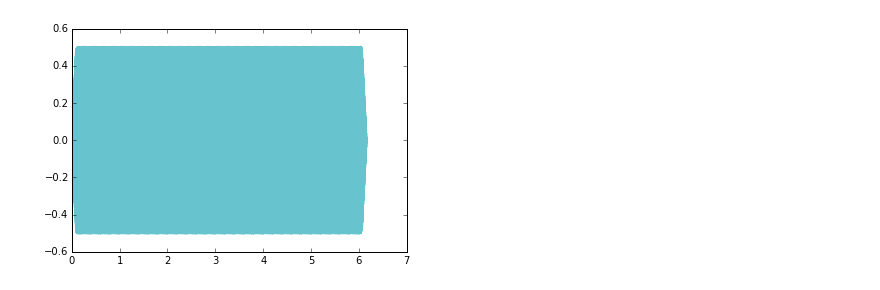
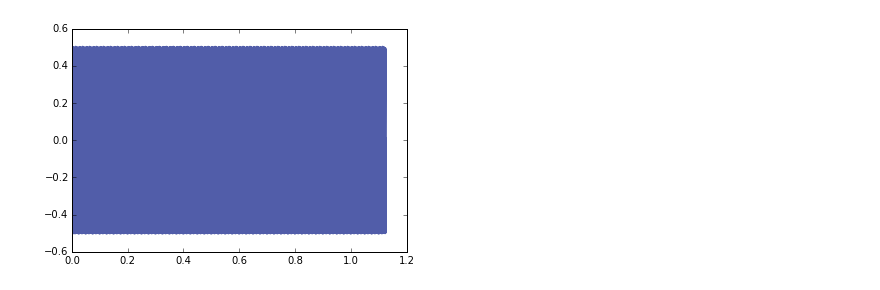
Before and after one commit to jabb1123/Vocoder_project-SigSys, a Jupyter notebook: code/Audio_vocoder.ipynb, the cells around one changed output. Saved outputs shown, nothing was run; the diff lists cells and outputs as text; code cells hidden in the pictures.

```diff
--- a/code/Audio_vocoder.ipynb
+++ b/code/Audio_vocoder.ipynb
@@ -7,7 +13,7 @@ import matplotlib.pyplot as plt
 
 %matplotlib inline
 # %%
-sample = 1.0/200 #samples per second to test against
-pitch = 220
+sample = 1.0/100 #samples per second to test against
+pitch = 440
 sig_type = 'sin'
 filename =  'flesh_wound.wav'
@@ -13,0 +74,19 @@ filename =  'flesh_wound.wav'
+# %%
+chunk = 1024
+FORMAT = pyaudio.paInt16
+CHANNELS = 1
+RATE = 41000
+RECORD_SECONDS = 5
+
+p = pyaudio.PyAudio()
+
+stream = p.open(format = FORMAT,
+                channels = CHANNELS,
+                rate = RATE,
+                input = True,
+                output = True,
+                frames_per_buffer = chunk)
+
+print "* recording"
+
+data = get_samples_from_mic(RATE,300,chunk)
@@ -13,0 +95,4 @@ filename =  'flesh_wound.wav'
+# %%
+DUR = len(data)/float(RATE)
+audio = Audio(data=data, rate=RATE)
+audio
@@ -41,24 +134,22 @@ v_spectrum.plot()
 # %%
 if sig_type == 'saw':
-    sig = thinkdsp.SawtoothSignal(freq=pitch, amp=0.5, offset=0)
+    sig = thinkdsp.SawtoothSignal(freq=pitch, amp=1, offset=0)
 elif sig_type == 'sin':
     sig = thinkdsp.SinSignal(freq=pitch, amp=1, offset=0)
 elif sig_type == 'cos':
     sig = thinkdsp.CosSignal(freq=pitch, amp=1, offset=0)
 elif sig_type == 'tri':
     sig = thinkdsp.TriangleSignal(freq=pitch, amp=0.5, offset=0)
 elif sig_type == 'sqr':
     sig = thinkdsp.SquareSignal(freq=pitch, amp=0.5, offset=0)
 elif sig_type == 'par':
     sig = thinkdsp.ParabolicSignal(freq=pitch, amp=0.5, offset=0)
 sig = thinkdsp.SawtoothSignal(freq=pitch, amp=0.5, offset=0)
-wave=sig.make_wave(framerate = v_wave.framerate, duration = v_wave.duration)
-#wave.normalize()
-wave.apodize()
+wave=sig.make_wave(framerate = RATE, duration = DUR)
 wave.plot()
 wave.make_audio()
 # %% [output]
 [interactive output not drawn]
-[figure, old version]
+[figure, new version]
 # %%
 Seg = []
```
Also changed, not shown: parts of 20 cells of this notebook, 2 other files.
